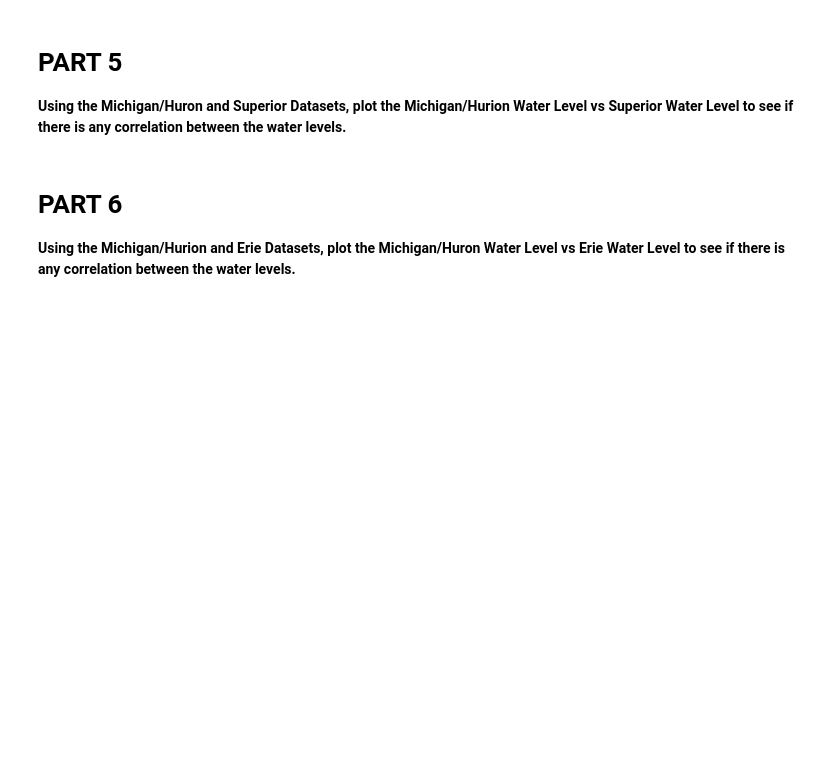
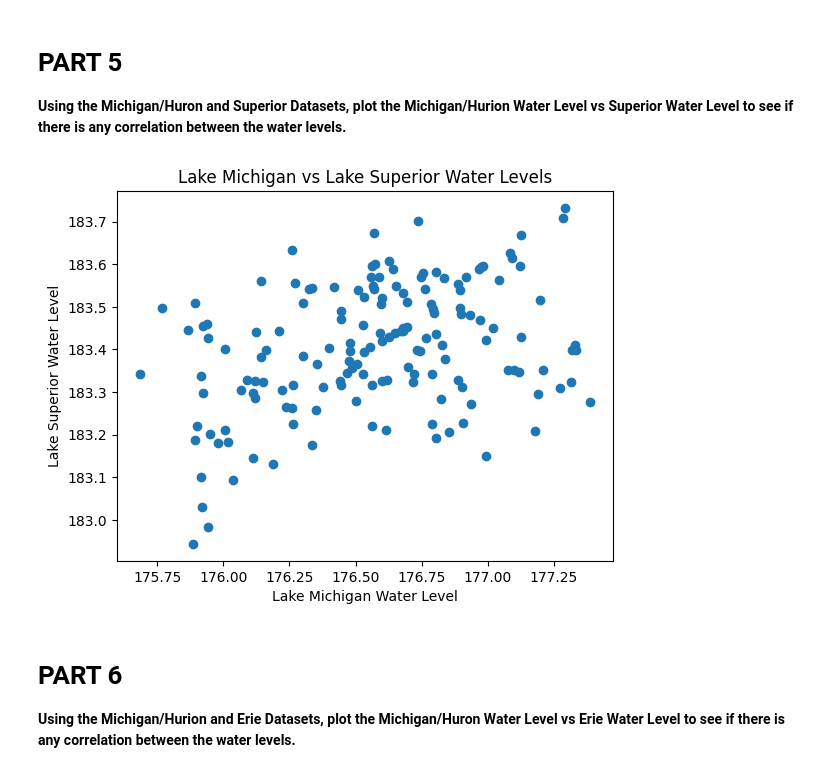
Before and after one commit to olivia5763/CMSE202_Git_Started, a Jupyter notebook: Great_Lakes_and_Grand_River.ipynb, the cells around one changed output. Drawn from its saved outputs; the diff is of its cells as text; code cells hidden in the pictures; blank space fills up the shorter version.

```diff
--- a/Great_Lakes_and_Grand_River.ipynb
+++ b/Great_Lakes_and_Grand_River.ipynb
@@ -99,3 +97,13 @@ plt.show()
+# %%
+mhu= pd.read_csv('data/mhu.csv')
+sup= pd.read_csv('data/sup.csv')
+plt.scatter(mhu.iloc[:, 1], sup.iloc[:, 1])
+plt.xlabel("Lake Michigan Water Level")
+plt.ylabel("Lake Superior Water Level")
+plt.title("Lake Michigan vs Lake Superior Water Levels")
+plt.show()
+# %% [output]
+[figure, added]
 # %% [markdown]
 # PART 6
 
```
Also changed, not shown: parts of 1 cell of this notebook.
